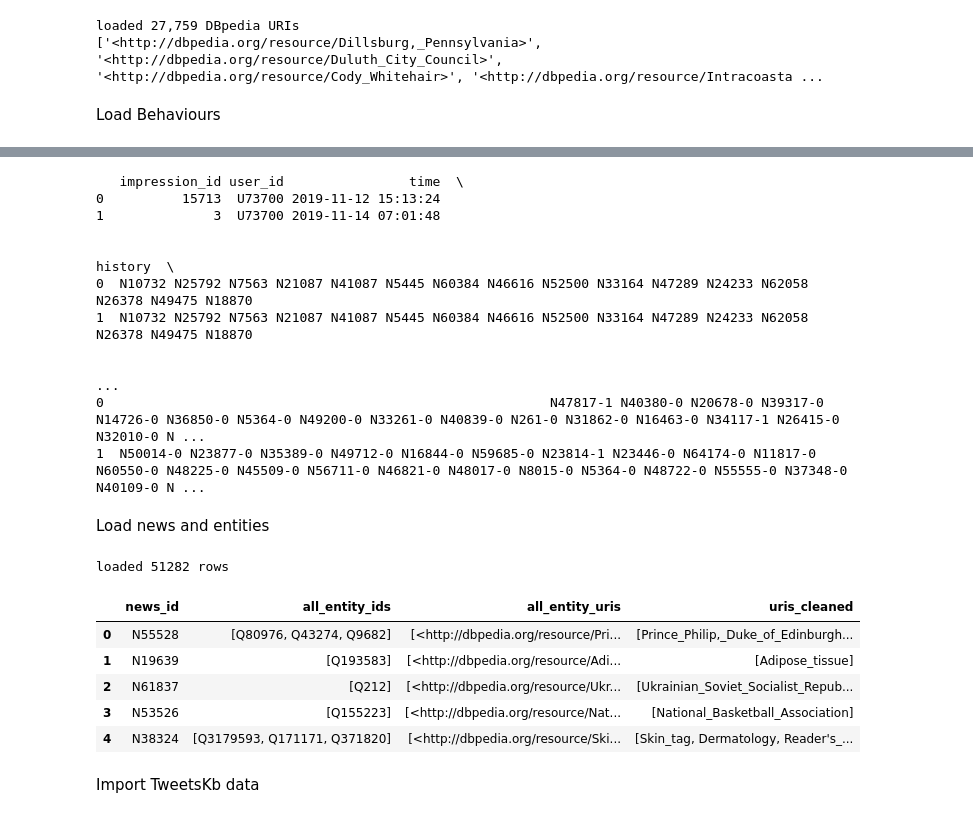
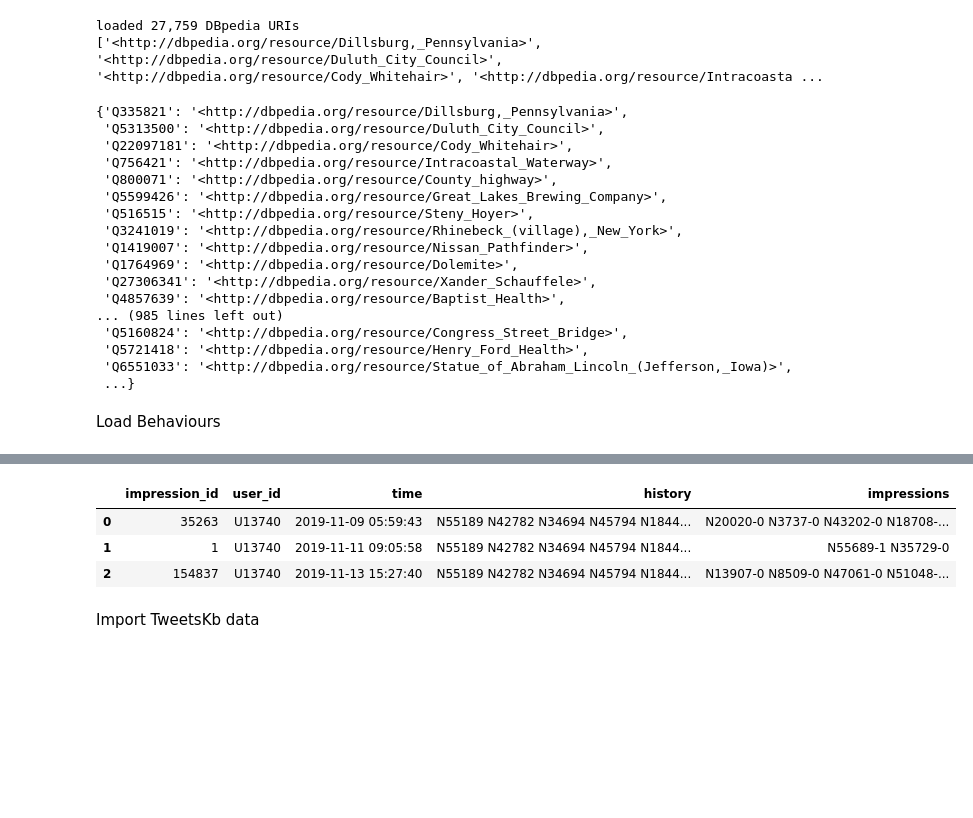
Before and after one commit to rayyyd/news_reccomender, a Jupyter notebook: ray/recommender.ipynb, the cells around one changed output, grey strips where cells are left out. Cells and saved outputs as stored; diff of their text form; code cells hidden in the pictures; blank space fills up the shorter version.

```diff
--- a/ray/recommender.ipynb
+++ b/ray/recommender.ipynb
@@ -435,6 +435,26 @@ print(dbpedia_uris_loaded[:10])                    # preview
 # %% [output]
 loaded 27,759 DBpedia URIs
 ['<http://dbpedia.org/resource/Dillsburg,_Pennsylvania>', '<http://dbpedia.org/resource/Duluth_City_Council>', '<http://dbpedia.org/resource/Cody_Whitehair>', '<http://dbpedia.org/resource/Intracoasta ...
+# %%
+topicsLUT
+# %% [output]
+{'Q335821': '<http://dbpedia.org/resource/Dillsburg,_Pennsylvania>',
+ 'Q5313500': '<http://dbpedia.org/resource/Duluth_City_Council>',
+ 'Q22097181': '<http://dbpedia.org/resource/Cody_Whitehair>',
+ 'Q756421': '<http://dbpedia.org/resource/Intracoastal_Waterway>',
+ 'Q800071': '<http://dbpedia.org/resource/County_highway>',
+ 'Q5599426': '<http://dbpedia.org/resource/Great_Lakes_Brewing_Company>',
+ 'Q516515': '<http://dbpedia.org/resource/Steny_Hoyer>',
+ 'Q3241019': '<http://dbpedia.org/resource/Rhinebeck_(village),_New_York>',
+ 'Q1419007': '<http://dbpedia.org/resource/Nissan_Pathfinder>',
+ 'Q1764969': '<http://dbpedia.org/resource/Dolemite>',
+ 'Q27306341': '<http://dbpedia.org/resource/Xander_Schauffele>',
+ 'Q4857639': '<http://dbpedia.org/resource/Baptist_Health>',
+... (985 lines left out)
+ 'Q5160824': '<http://dbpedia.org/resource/Congress_Street_Bridge>',
+ 'Q5721418': '<http://dbpedia.org/resource/Henry_Ford_Health>',
+ 'Q6551033': '<http://dbpedia.org/resource/Statue_of_Abraham_Lincoln_(Jefferson,_Iowa)>',
+ ...}
 # %%
 dbpedia_uris = dbpedia_uris_loaded
 # %% [markdown]
@@ -452,67 +472,26 @@ MIND_behaviour_df.head()
 | 4 | 5 | U8125 | 11/12/2019 4:11:21 PM | N10078 N56514 N14904 N33740 | N39985-0 N36050-0 N16096-0 N8400-... |
 # %%
 # pick a user ID
-target_uid = "U91836	"
+target_uid = "U13740"
 
 # slice the behaviour log to that user only
 user_df = (MIND_behaviour_df
            [MIND_behaviour_df["user_id"] == target_uid]
            .copy()                       # optional: keep original df untouched
            .assign(time=pd.to_datetime(MIND_behaviour_df.loc[
                        MIND_behaviour_df["user_id"] == target_uid, "time"]))  # parse time
            .sort_values("time")          # chronological order
            .reset_index(drop=True))
 pd.set_option('display.max_columns', None)    # show all columns
 pd.set_option('display.max_rows',    None)    # show all rows
 pd.set_option('display.max_colwidth', None)   # show full text in each cell
 pd.set_option('display.width', None)
-print(user_df)
+user_df.head(10)
 # %% [output]
-   impression_id user_id                time  \
-0          15713  U73700 2019-11-12 15:13:24
-1              3  U73700 2019-11-14 07:01:48
-
-                                                                                                         history  \
-0  N10732 N25792 N7563 N21087 N41087 N5445 N60384 N46616 N52500 N33164 N47289 N24233 N62058 N26378 N49475 N18870
-1  N10732 N25792 N7563 N21087 N41087 N5445 N60384 N46616 N52500 N33164 N47289 N24233 N62058 N26378 N49475 N18870
-
-                                                                                                                                                                                                         ...
-0                                                         N47817-1 N40380-0 N20678-0 N39317-0 N14726-0 N36850-0 N5364-0 N49200-0 N33261-0 N40839-0 N261-0 N31862-0 N16463-0 N34117-1 N26415-0 N32010-0 N ...
-1  N50014-0 N23877-0 N35389-0 N49712-0 N16844-0 N59685-0 N23814-1 N23446-0 N64174-0 N11817-0 N60550-0 N48225-0 N45509-0 N56711-0 N46821-0 N48017-0 N8015-0 N5364-0 N48722-0 N55555-0 N37348-0 N40109-0 N ...
+|  | impression_id | user_id | time | history | impressions |
+| 0 | 35263 | U13740 | 2019-11-09 05:59:43 | N55189 N42782 N34694 N45794 N1844... | N20020-0 N3737-0 N43202-0 N18708-... |
+| 1 | 1 | U13740 | 2019-11-11 09:05:58 | N55189 N42782 N34694 N45794 N1844... | N55689-1 N35729-0 |
+| 2 | 154837 | U13740 | 2019-11-13 15:27:40 | N55189 N42782 N34694 N45794 N1844... | N13907-0 N8509-0 N47061-0 N51048-... |
-# %% [markdown]
-Load news and entities
-# %%
-import pandas as pd, pathlib
-import ast, re
-
-
-load_path = pathlib.Path("./data_cache/entity_df.pkl")
-entity_df = pd.read_pickle(load_path)
-
-print("loaded", len(entity_df), "rows")
-# entity_df.head()
-
-
-entity_df['all_entity_uris'] = entity_df['all_entity_ids'].apply(
-    lambda qids: [topicsLUT.get(q) for q in qids]          # None if missing
-)
-def clean(u):
-    if isinstance(u, str):
-        return re.sub(r'^.*[/#]', '', u.strip('<>'))
-    return None
-entity_df['uris_cleaned'] = entity_df['all_entity_uris'].apply(
-    lambda uris: [clean(u) for u in uris]
-)
-
-entity_df.head()
-# %% [output]
-loaded 51282 rows
-|  | news_id | all_entity_ids | all_entity_uris | uris_cleaned |
-| 0 | N55528 | [Q80976, Q43274, Q9682] | [<http://dbpedia.org/resource/Pri... | [Prince_Philip,_Duke_of_Edinburgh... |
-| 1 | N19639 | [Q193583] | [<http://dbpedia.org/resource/Adi... | [Adipose_tissue] |
-| 2 | N61837 | [Q212] | [<http://dbpedia.org/resource/Ukr... | [Ukrainian_Soviet_Socialist_Repub... |
-| 3 | N53526 | [Q155223] | [<http://dbpedia.org/resource/Nat... | [National_Basketball_Association] |
-| 4 | N38324 | [Q3179593, Q171171, Q371820] | [<http://dbpedia.org/resource/Ski... | [Skin_tag, Dermatology, Reader's_... |
 # %% [markdown]
 Import TweetsKb data
 # %%
```
Also changed, not shown: parts of 10 cells of this notebook.
